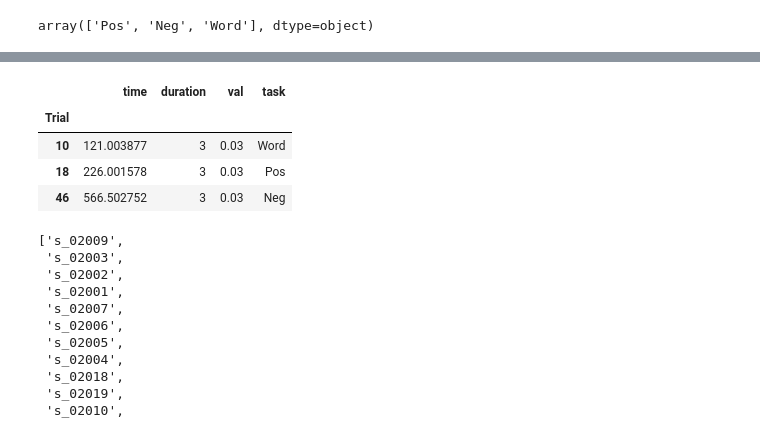
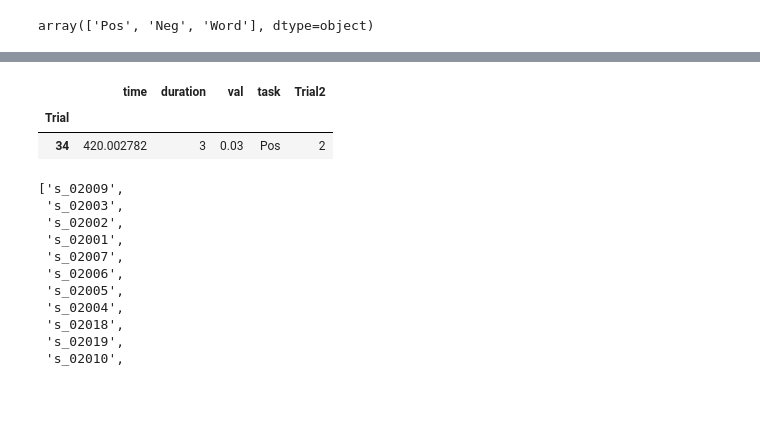
Before and after one commit to franink/Fractions, a Jupyter notebook: Data_Analyses/NLine_LSS_select_Volumes.ipynb, the cells around one changed output, grey strips where cells are left out. Cells and saved outputs as stored; diff of their text form; code cells hidden in the pictures; blank space fills up the shorter version.

```diff
--- a/Data_Analyses/NLine_LSS_select_Volumes.ipynb
+++ b/Data_Analyses/NLine_LSS_select_Volumes.ipynb
@@ -431,8 +431,8 @@ Name: Error, dtype: float64
 import string
 #vals = ['q1','q2','q3','q4']
 #val_dict = {'q1':[0,0.25],'q2':[0.25,0.5],'q3':[0.5,0.75],'q4':[0.75,1]}
-#tasks = nline_df.groupby('Task')
-#labels = tasks.indices.keys()
+tasks = nline_df.groupby('Task')
+labels = tasks.indices.keys()
 #tasks = nline_df.groupby('Task')
 #labels = tasks.indices.keys()
 phase = ['cons', 'dec']
@@ -448,6 +448,7 @@ for s in nline_df.index.levels[0]:
         #print r
         big_dict[s][r] = {}
         ctch = nline_df.loc[s].loc[r]['catch']
+        task = nline_df.loc[s].loc[r]['Task']
         if len(nline_df.loc[s].loc[r]['hold']) == 0:
             hold = 2.5
         else:
@@ -463,12 +464,18 @@ for s in nline_df.index.levels[0]:
                 big_dict[s][r][ph] = pd.DataFrame.from_items([('time',tmp_int[tmp_int>=0]),('duration',dec_time),('val',1)])
             elif ph == 'cons':
                 big_dict[s][r][ph] = {}
-                big_dict[s][r][ph] = {}
-                tmp_int = nline_df.loc[s].loc[r]['consider_onset_real'] - 16
-                tmp_val = nline_df.loc[s].loc[r]['Line_pct']
-                tmp_task = nline_df.loc[s].loc[r]['Task']
-                big_dict[s][r][ph] = pd.DataFrame.from_items([('time',tmp_int[tmp_int>=0]),('duration',cons_duration),('val',tmp_val),('task',tmp_task)])
-        big_dict[s][r]['onsets'] = pd.concat([big_dict[s][r]['cons'], big_dict[s][r]['dec']],join='outer',)
-        big_dict[s][r]['onsets'] = big_dict[s][r]['onsets'].sort('time')
+                for lab in labels:
+                    print lab
+                    big_dict[s][r][ph][lab] = {}
+                    tmp_int = nline_df.loc[s].loc[r]['consider_onset_real'] - 16
+                    tmp_int = tmp_int[task == lab]
+                    tmp_val = nline_df.loc[s].loc[r]['Line_pct']
+                    tmp_val = tmp_val[task == lab]
+                    tmp_task = nline_df.loc[s].loc[r]['Task']
+                    tmp_task = tmp_task[task == lab]
+                    tmp_trial = np.arange(0,len(tmp_task))
+                    big_dict[s][r][ph][lab] = pd.DataFrame.from_items([('time',tmp_int[tmp_int>=0]),('duration',cons_duration),('val',tmp_val),('task',tmp_task),('Trial2',tmp_trial)])
+        #big_dict[s][r]['onsets'] = pd.concat([big_dict[s][r]['cons'], big_dict[s][r]['dec']],join='outer',)
+        #big_dict[s][r]['onsets'] = big_dict[s][r]['onsets'].sort('time')
 # %% [output]
 s_02001
@@ -528,12 +551,10 @@ big_dict['s_02009']['run1']['cons'][big_dict['s_02009']['run1']['cons']['val']==
 # %%
-x = big_dict['s_02009']['run3']['cons'][big_dict['s_02009']['run3']['cons']['val']==0.03]
+x = big_dict['s_02009']['run2']['cons']['Pos'][big_dict['s_02009']['run2']['cons']['Pos']['val']==0.03]
 x
 # %% [output]
-|  | time | duration | val | task |
-| Trial |  |  |  |  |
-| 10 | 121.003877 | 3 | 0.03 | Word |
-| 18 | 226.001578 | 3 | 0.03 | Pos |
-| 46 | 566.502752 | 3 | 0.03 | Neg |
+|  | time | duration | val | task | Trial2 |
+| Trial |  |  |  |  |  |
+| 34 | 420.002782 | 3 | 0.03 | Pos | 2 |
 # %%
 big_dict.keys()
 # %% [output]
```
Also changed, not shown: parts of 16 cells of this notebook, 2 other files.
